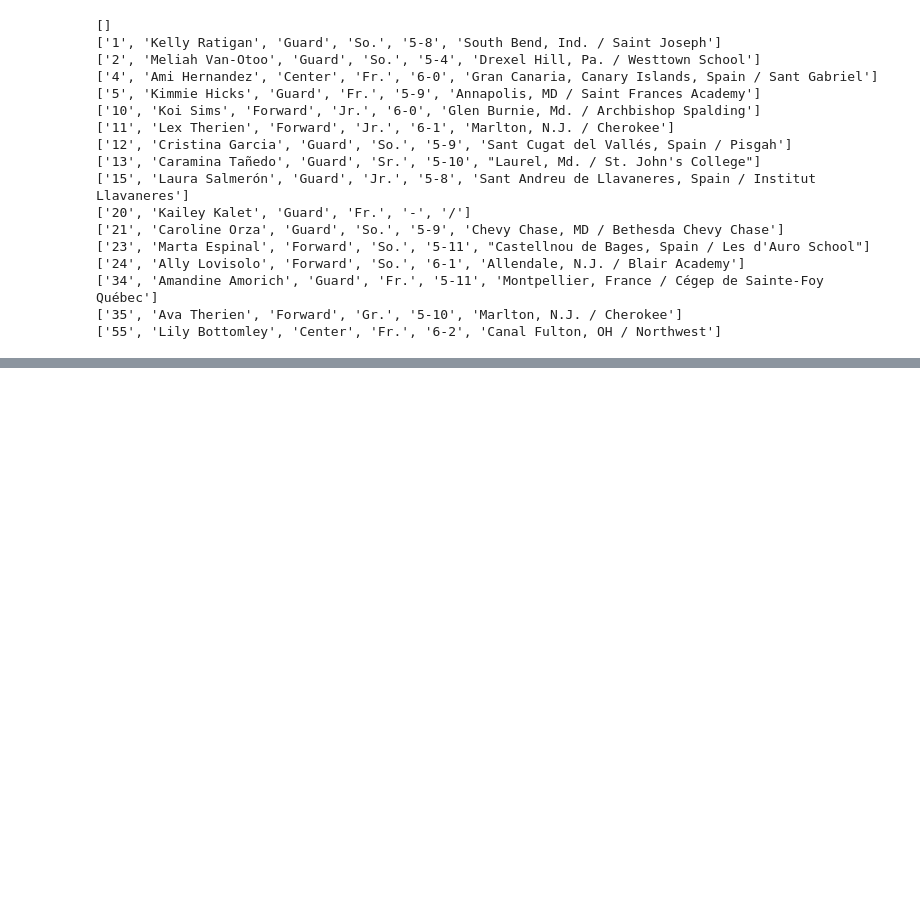
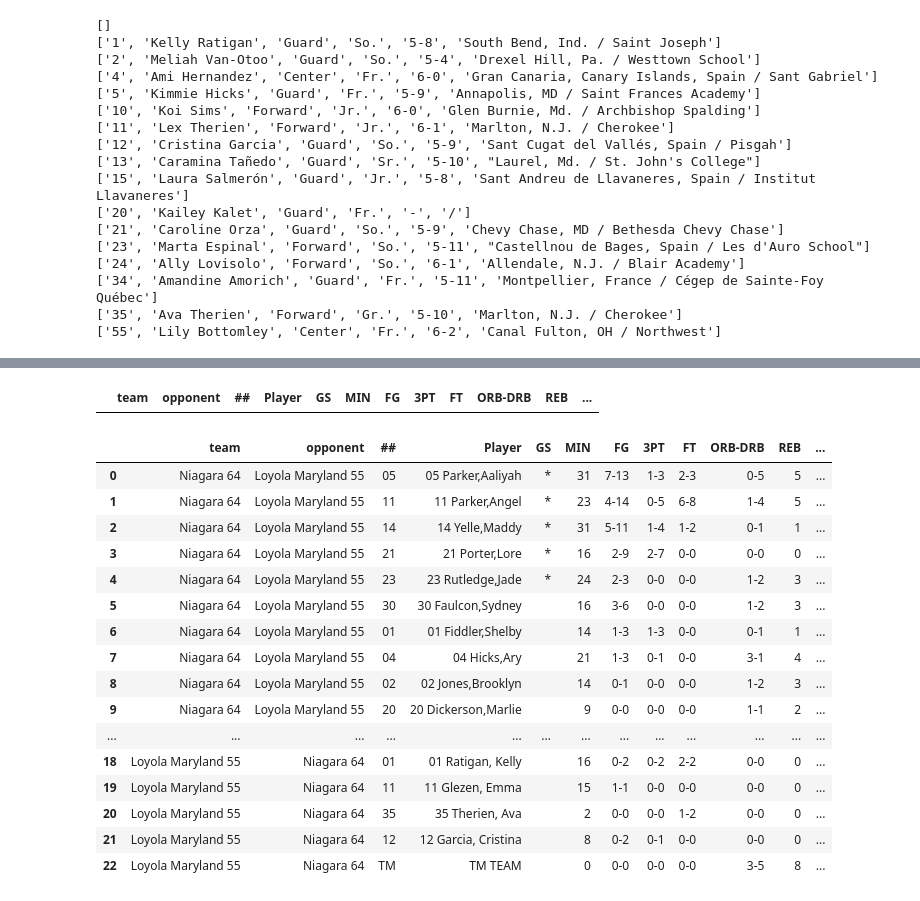
Before and after one commit to necmettinalver/US-Patriot-League, a Jupyter notebook: web_scraping.ipynb, the cells around one changed output, grey strips where cells are left out. Drawn from its saved outputs; the diff is of its cells as text; code cells hidden in the pictures; blank space fills up the shorter version.

```diff
--- a/web_scraping.ipynb
+++ b/web_scraping.ipynb
@@ -132,0 +377,6 @@ path = 'https://loyolagreyhounds.com/'
+# %%
+temp_url = 'https://loyolagreyhounds.com/sports/womens-basketball/stats/2022-23/niagara/boxscore/15531'
+
+response = requests.get(temp_url)
+soup = BeautifulSoup(response.content,'html')
+soup
@@ -132,0 +401,2 @@ path = 'https://loyolagreyhounds.com/'
+# %%
+extra_header= ['team','opponent']
@@ -132,0 +419,8 @@ path = 'https://loyolagreyhounds.com/'
+# %%
+table = oppoment.find_all('table',class_="sidearm-table")[0] #for headers
+thead = table.find('thead')
+row = thead.find_all('th')
+
+columns_box_score = [data.text.strip() for data in row]
+columns_box_score = extra_header + columns_box_score
+columns_box_score
@@ -132,0 +445,47 @@ path = 'https://loyolagreyhounds.com/'
+# %%
+df_box_score = pd.DataFrame(columns = columns_box_score)
+df_box_score
+# %% [output]
+|  | team | opponent | ## | Player | GS | MIN | FG | 3PT | FT | ORB-DRB | REB | ... |
+# %%
+data_list = []
+
+for i,(team) in enumerate(team_panels):
+    table = team.find_all('table',class_="sidearm-table")[0]
+    tbody = table.find('tbody')
+    players = tbody.find_all('tr')
+
+    team_name = team_panels[-i].find('h3').text
+    oppoment_name = team_panels[-i+1].find('h3').text
+
+    pre_data = [team_name,oppoment_name]
+
+    for player in players:
+        row = player.find_all('td')
+        data = [data.text.strip() for data in row]
+
+        data = pre_data + data
+
+        temp_df = pd.DataFrame([data],columns=columns_box_score)
+        df_box_score = pd.concat([df_box_score, temp_df], ignore_index=True)
+
+
+df_box_score
+# %% [output]
+|  | team | opponent | ## | Player | GS | MIN | FG | 3PT | FT | ORB-DRB | REB | ... |
+| 0 | Niagara 64 | Loyola Maryland 55 | 05 | 05 Parker,Aaliyah | * | 31 | 7-13 | 1-3 | 2-3 | 0-5 | 5 | ... |
+| 1 | Niagara 64 | Loyola Maryland 55 | 11 | 11 Parker,Angel | * | 23 | 4-14 | 0-5 | 6-8 | 1-4 | 5 | ... |
+| 2 | Niagara 64 | Loyola Maryland 55 | 14 | 14 Yelle,Maddy | * | 31 | 5-11 | 1-4 | 1-2 | 0-1 | 1 | ... |
+| 3 | Niagara 64 | Loyola Maryland 55 | 21 | 21 Porter,Lore | * | 16 | 2-9 | 2-7 | 0-0 | 0-0 | 0 | ... |
+| 4 | Niagara 64 | Loyola Maryland 55 | 23 | 23 Rutledge,Jade | * | 24 | 2-3 | 0-0 | 0-0 | 1-2 | 3 | ... |
+| 5 | Niagara 64 | Loyola Maryland 55 | 30 | 30 Faulcon,Sydney |  | 16 | 3-6 | 0-0 | 0-0 | 1-2 | 3 | ... |
+| 6 | Niagara 64 | Loyola Maryland 55 | 01 | 01 Fiddler,Shelby |  | 14 | 1-3 | 1-3 | 0-0 | 0-1 | 1 | ... |
+| 7 | Niagara 64 | Loyola Maryland 55 | 04 | 04 Hicks,Ary |  | 21 | 1-3 | 0-1 | 0-0 | 3-1 | 4 | ... |
+| 8 | Niagara 64 | Loyola Maryland 55 | 02 | 02 Jones,Brooklyn |  | 14 | 0-1 | 0-0 | 0-0 | 1-2 | 3 | ... |
+| 9 | Niagara 64 | Loyola Maryland 55 | 20 | 20 Dickerson,Marlie |  | 9 | 0-0 | 0-0 | 0-0 | 1-1 | 2 | ... |
+| ... | ... | ... | ... | ... | ... | ... | ... | ... | ... | ... | ... | ... |
+| 18 | Loyola Maryland 55 | Niagara 64 | 01 | 01 Ratigan, Kelly |  | 16 | 0-2 | 0-2 | 2-2 | 0-0 | 0 | ... |
+| 19 | Loyola Maryland 55 | Niagara 64 | 11 | 11 Glezen, Emma |  | 15 | 1-1 | 0-0 | 0-0 | 0-0 | 0 | ... |
+| 20 | Loyola Maryland 55 | Niagara 64 | 35 | 35 Therien, Ava |  | 2 | 0-0 | 0-0 | 1-2 | 0-0 | 0 | ... |
+| 21 | Loyola Maryland 55 | Niagara 64 | 12 | 12 Garcia, Cristina |  | 8 | 0-2 | 0-1 | 0-0 | 0-0 | 0 | ... |
+| 22 | Loyola Maryland 55 | Niagara 64 | TM | TM TEAM |  | 0 | 0-0 | 0-0 | 0-0 | 3-5 | 8 | ... |
```
Also changed, not shown: parts of 19 cells of this notebook, 1 other file.
